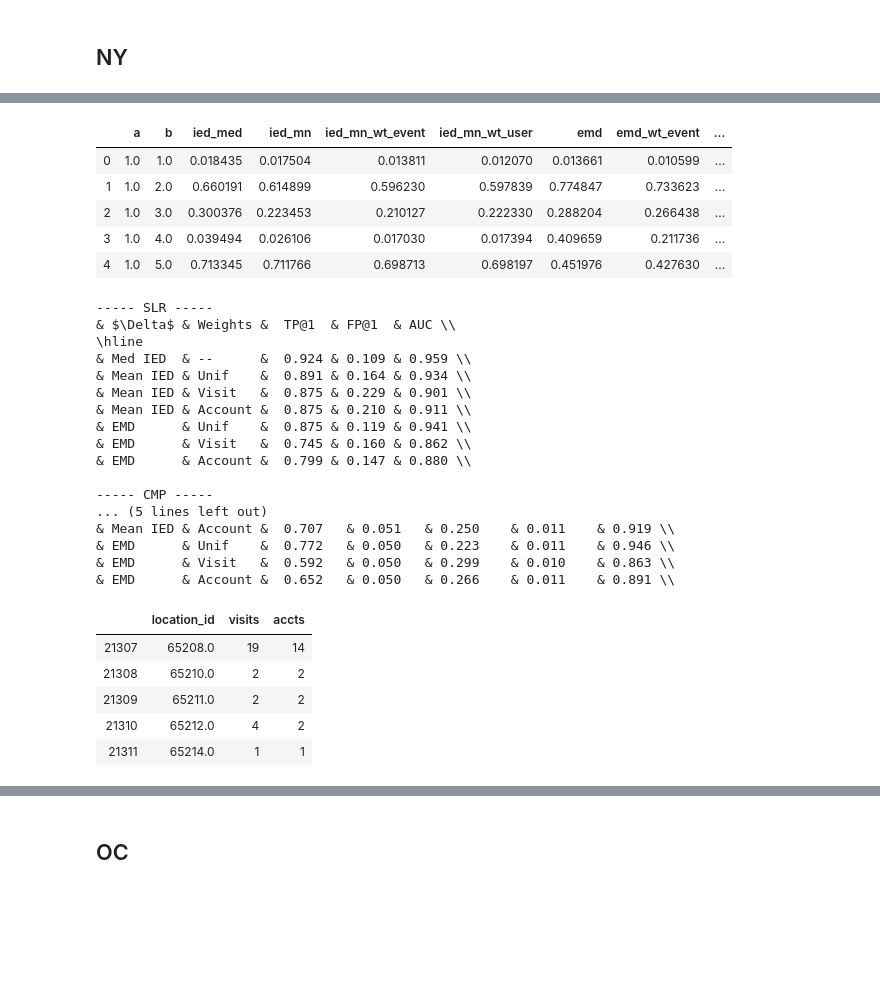
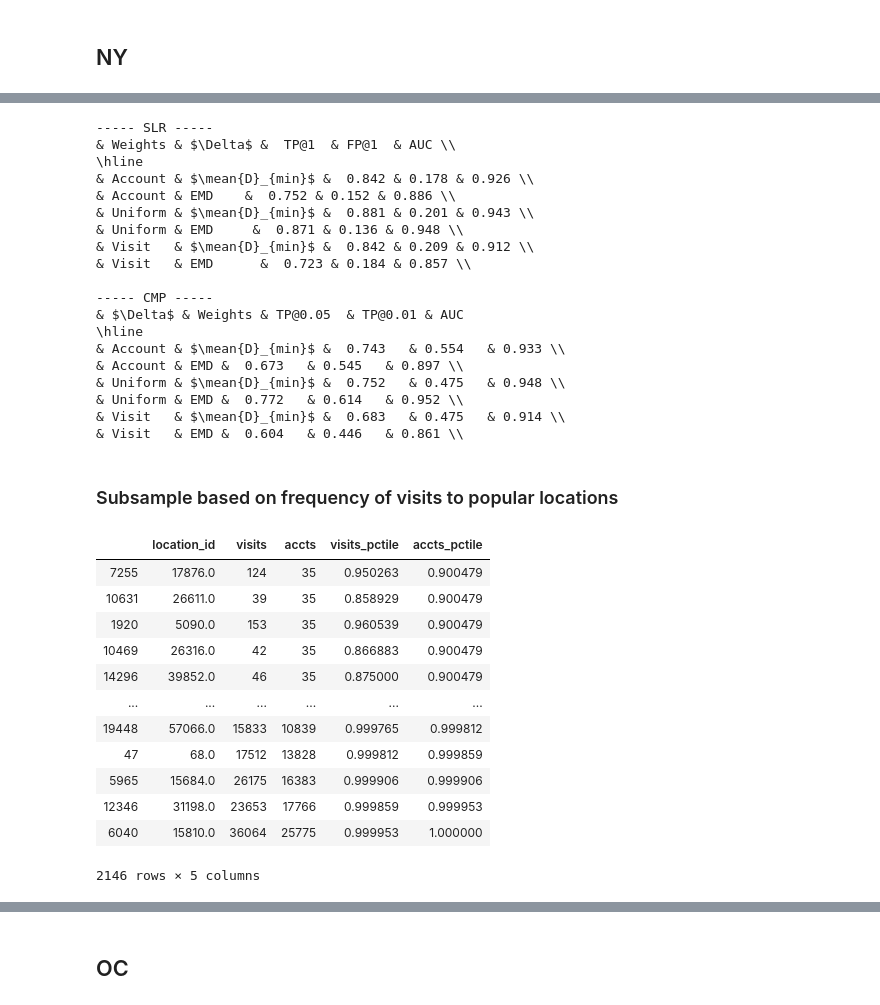
Before and after one commit to galbraic/spatial-assocr, a Jupyter notebook: notebooks/DFRWS_EU_2020.ipynb, the cells around one changed output, grey strips where cells are left out. Drawn from its saved outputs; the diff is of its cells as text; code cells hidden in the pictures; blank space fills up the shorter version.

```diff
--- a/notebooks/DFRWS_EU_2020.ipynb
+++ b/notebooks/DFRWS_EU_2020.ipynb
@@ -810,13 +801,16 @@ slr.head()
-# %%
-cmp.head()
-# %% [output]
-|  | a | b | ied_med | ied_mn | ied_mn_wt_event | ied_mn_wt_user | emd | emd_wt_event | ... |
-| 0 | 1.0 | 1.0 | 0.018435 | 0.017504 | 0.013811 | 0.012070 | 0.013661 | 0.010599 | ... |
-| 1 | 1.0 | 2.0 | 0.660191 | 0.614899 | 0.596230 | 0.597839 | 0.774847 | 0.733623 | ... |
-| 2 | 1.0 | 3.0 | 0.300376 | 0.223453 | 0.210127 | 0.222330 | 0.288204 | 0.266438 | ... |
-| 3 | 1.0 | 4.0 | 0.039494 | 0.026106 | 0.017030 | 0.017394 | 0.409659 | 0.211736 | ... |
-| 4 | 1.0 | 5.0 | 0.713345 | 0.711766 | 0.698713 | 0.698197 | 0.451976 | 0.427630 | ... |
 # %%
+"""
+no qualifier: result on mpp_visits_month0a_month1b_n20
+restricted_diff_src: select different src pairs with at least one location
+    in common with A
+no_junk: removed accounts with > 90% of events in A OR B
+    (and at least one event in A & B at same location)
+    occurring at the same set of prevalent locs (> 90% accounts)
+even_less_junk: same as no_junk but with 50% filters on A & B
+"""
+slr = pd.read_csv(os.path.join(ny_directory, "slr_even_less_junk.csv"))
+cmp = pd.read_csv(os.path.join(ny_directory, "cmp_population_even_less_junk.csv"))
+
 # compute auc
 print("----- SLR -----")
 slr['label'] = (slr.a == slr.b).astype(bool)  # same-src has larger slr
@@ -827,34 +821,48 @@ cmp['label'] = (cmp.a != cmp.b).astype(bool)  # same-src has smaller cmp
 cmp_classifier_performance_for_tex(cmp)
 # %% [output]
 ----- SLR -----
-& $\Delta$ & Weights &  TP@1  & FP@1  & AUC \\
+& Weights & $\Delta$ &  TP@1  & FP@1  & AUC \\
 \hline
-& Med IED  & --      &  0.924 & 0.109 & 0.959 \\
-& Mean IED & Unif    &  0.891 & 0.164 & 0.934 \\
-& Mean IED & Visit   &  0.875 & 0.229 & 0.901 \\
-& Mean IED & Account &  0.875 & 0.210 & 0.911 \\
-& EMD      & Unif    &  0.875 & 0.119 & 0.941 \\
-& EMD      & Visit   &  0.745 & 0.160 & 0.862 \\
-& EMD      & Account &  0.799 & 0.147 & 0.880 \\
+& Account & $\mean{D}_{min}$ &  0.842 & 0.178 & 0.926 \\
+& Account & EMD    &  0.752 & 0.152 & 0.886 \\
+& Uniform & $\mean{D}_{min}$ &  0.881 & 0.201 & 0.943 \\
+& Uniform & EMD     &  0.871 & 0.136 & 0.948 \\
+& Visit   & $\mean{D}_{min}$ &  0.842 & 0.209 & 0.912 \\
+& Visit   & EMD      &  0.723 & 0.184 & 0.857 \\
 
 ----- CMP -----
-... (5 lines left out)
-& Mean IED & Account &  0.707   & 0.051   & 0.250    & 0.011    & 0.919 \\
-& EMD      & Unif    &  0.772   & 0.050   & 0.223    & 0.011    & 0.946 \\
-& EMD      & Visit   &  0.592   & 0.050   & 0.299    & 0.010    & 0.863 \\
-& EMD      & Account &  0.652   & 0.050   & 0.266    & 0.011    & 0.891 \\
+& $\Delta$ & Weights & TP@0.05  & TP@0.01 & AUC
+\hline
+& Account & $\mean{D}_{min}$ &  0.743   & 0.554   & 0.933 \\
+& Account & EMD &  0.673   & 0.545   & 0.897 \\
+& Uniform & $\mean{D}_{min}$ &  0.752   & 0.475   & 0.948 \\
+& Uniform & EMD &  0.772   & 0.614   & 0.952 \\
+& Visit   & $\mean{D}_{min}$ &  0.683   & 0.475   & 0.914 \\
+& Visit   & EMD &  0.604   & 0.446   & 0.861 \\
+# %% [markdown]
+### Subsample based on frequency of visits to popular locations
 # %%
 # statistics for visits & unique accts at locations
 ny_loc_stats = pd.concat([ny_locs, ny_locs_users], axis=1).reset_index()
 ny_loc_stats.columns = ['location_id', 'visits', 'accts']
-ny_loc_stats.tail()
+ny_loc_stats['visits_pctile'] = ny_loc_stats['visits'].rank(pct=True)
+ny_loc_stats['accts_pctile'] = ny_loc_stats['accts'].rank(pct=True)
+ny_loc_stats = ny_loc_stats.sort_values('accts')
+ny_loc_stats.loc[ny_loc_stats['accts_pctile'] > 0.9]
 # %% [output]
-|  | location_id | visits | accts |
-| 21307 | 65208.0 | 19 | 14 |
-| 21308 | 65210.0 | 2 | 2 |
-| 21309 | 65211.0 | 2 | 2 |
-| 21310 | 65212.0 | 4 | 2 |
-| 21311 | 65214.0 | 1 | 1 |
+|  | location_id | visits | accts | visits_pctile | accts_pctile |
+| 7255 | 17876.0 | 124 | 35 | 0.950263 | 0.900479 |
+| 10631 | 26611.0 | 39 | 35 | 0.858929 | 0.900479 |
+| 1920 | 5090.0 | 153 | 35 | 0.960539 | 0.900479 |
+| 10469 | 26316.0 | 42 | 35 | 0.866883 | 0.900479 |
+| 14296 | 39852.0 | 46 | 35 | 0.875000 | 0.900479 |
+| ... | ... | ... | ... | ... | ... |
+| 19448 | 57066.0 | 15833 | 10839 | 0.999765 | 0.999812 |
+| 47 | 68.0 | 17512 | 13828 | 0.999812 | 0.999859 |
+| 5965 | 15684.0 | 26175 | 16383 | 0.999906 | 0.999906 |
+| 12346 | 31198.0 | 23653 | 17766 | 0.999859 | 0.999953 |
+| 6040 | 15810.0 | 36064 | 25775 | 0.999953 | 1.000000 |
+2146 rows × 5 columns
 # %%
 # total number of events for each user/mark
 user_mark_tot = ny_mpp.groupby(['uid', 'm'])['lon'].count().to_frame().reset_index()
```
Also changed, not shown: parts of 44 cells of this notebook, 2 other files.
